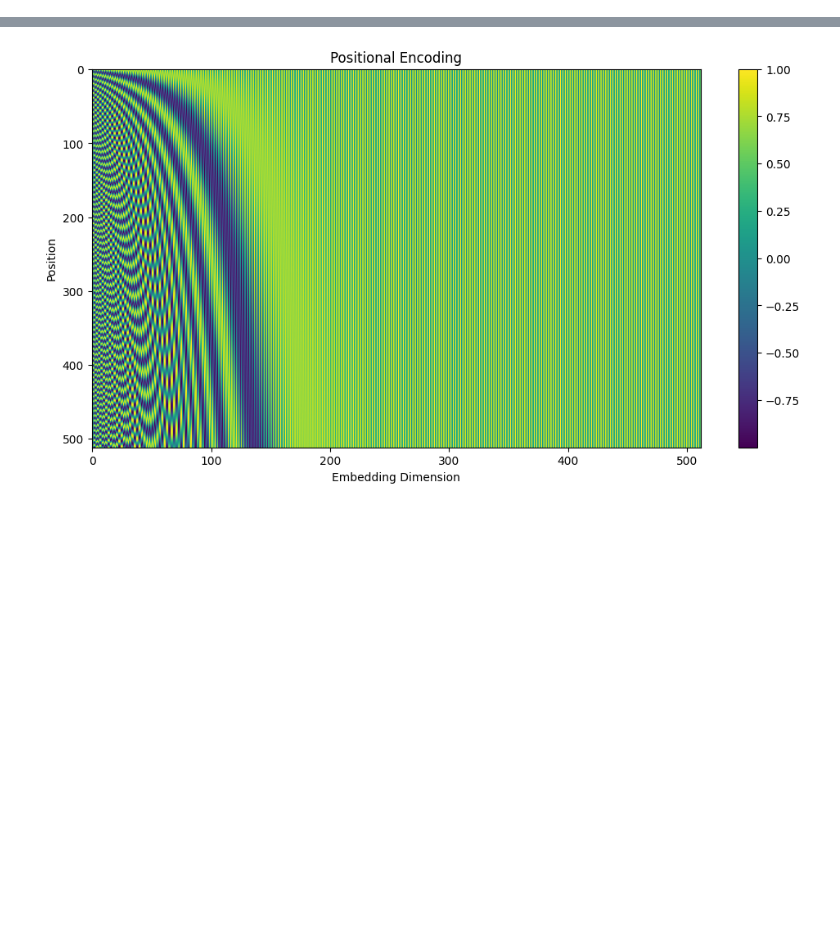
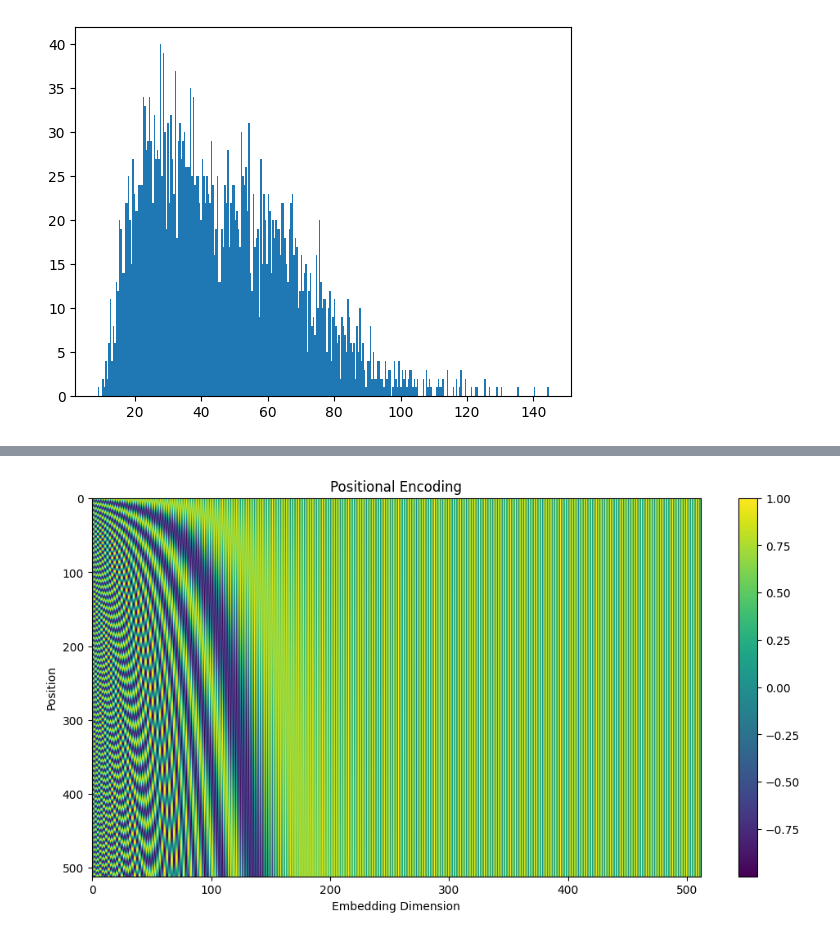
Before and after one commit to MrCartoonology/modelsfromscratch, a Jupyter notebook: notebooks/transformers.ipynb, the cells around one changed output, grey strips where cells are left out. Saved outputs shown, nothing was run; the diff lists cells and outputs as text; code cells hidden in the pictures; blank space fills up the shorter version.

```diff
--- a/notebooks/transformers.ipynb
+++ b/notebooks/transformers.ipynb
@@ -86,0 +113,2 @@ tensor([], dtype=input_torch_dtypes[0]).element_size()
+# %%
+divscores = attnvis.attention_diversity()
@@ -86,0 +137,4 @@ tensor([], dtype=input_torch_dtypes[0]).element_size()
+# %%
+plt.hist(divscores, bins=300);
+# %% [output]
+[figure, added]
```
Also changed, not shown: parts of 25 cells of this notebook, 1 other file.
